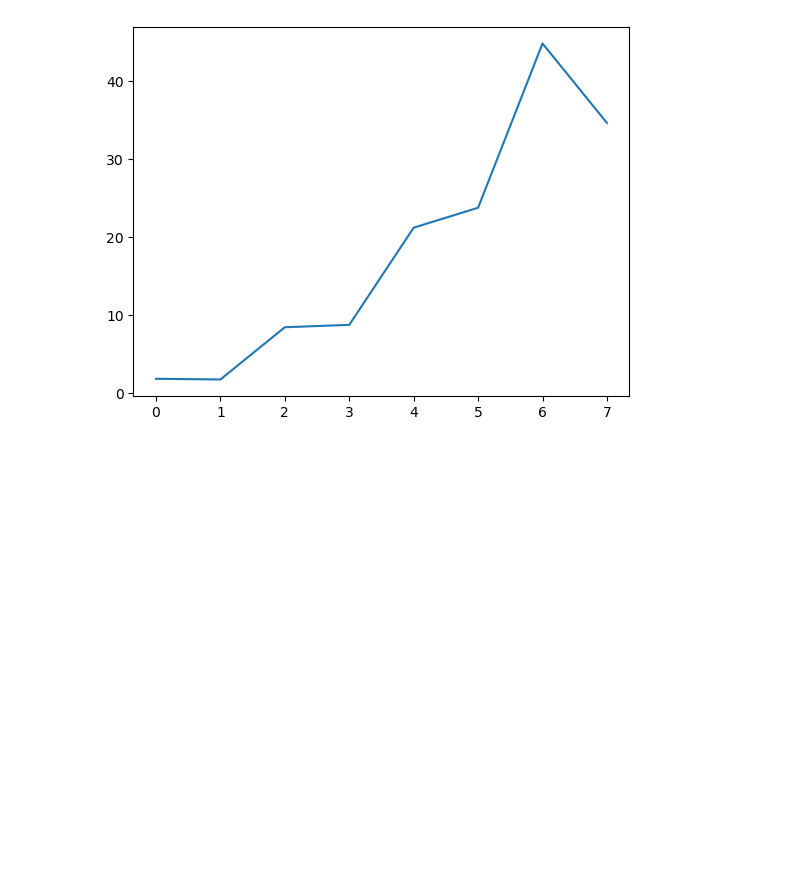
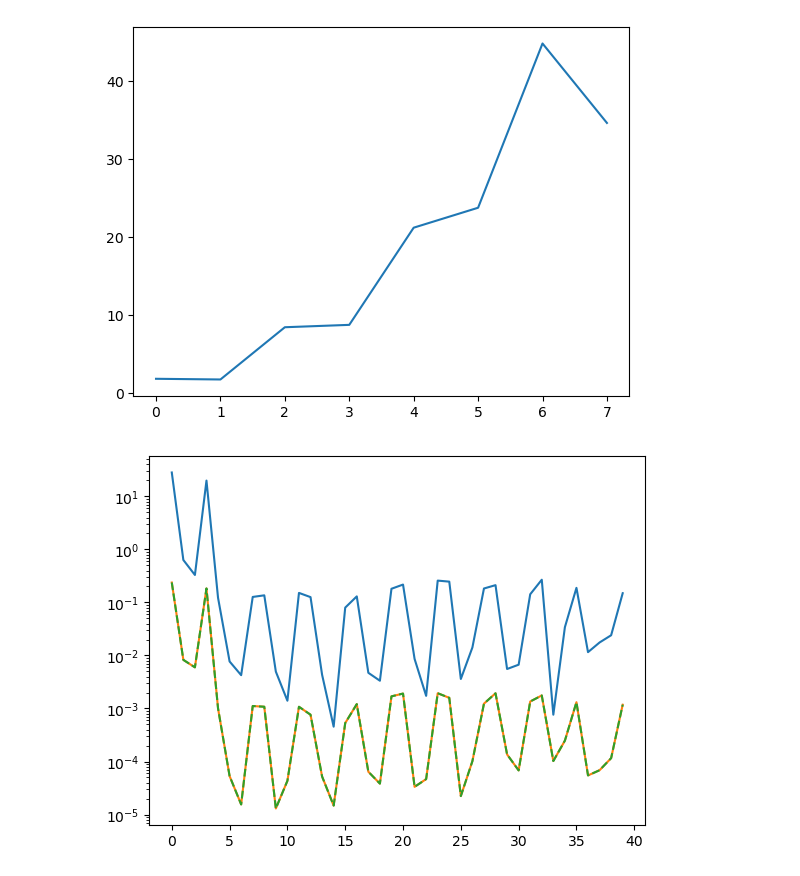
Before and after one commit to Eralys/STL_dev, a Jupyter notebook: STL_main/DT1_Test/Test_StlOperator.ipynb, the cells around one changed output. Cells and saved outputs as stored; diff of their text form; code cells hidden in the pictures; blank space fills up the shorter version.

```diff
--- a/STL_main/DT1_Test/Test_StlOperator.ipynb
+++ b/STL_main/DT1_Test/Test_StlOperator.ipynb
@@ -164,4 +179,27 @@ plt.plot(stl_stat.S2.numpy().reshape(-1))
 # %% [output]
 [<matplotlib.lines.Line2D at 0x...>]
 [figure]
+# %%
+def get_coefs(x,dropna=True):
+    coefs = x.numpy().reshape(-1)
+    if dropna == True:
+        coefs = coefs[~np.isnan(coefs)]
+    return coefs
+
+# S3 = stl_stat.S3.numpy()
+# S3 = S3[~np.isnan(S3)]
+
+# tmp_2 = stl_stat.S3_2.numpy()
+# tmp_2 = tmp_2[~np.isnan(tmp_2)]
+
+S3 = get_coefs(stl_stat.S3)
+S3_2 = get_coefs(stl_stat.S3_2)
+S3_3 = get_coefs(stl_stat.S3_3)
+
+plt.plot(abs(S3_2))
+plt.plot(abs(S3))
+plt.plot(abs(S3_3), ls='--')
+plt.yscale('log')
+# %% [output]
+[figure, added]
 # %%
```
Also changed, not shown: parts of 7 cells of this notebook, 2 other files.
